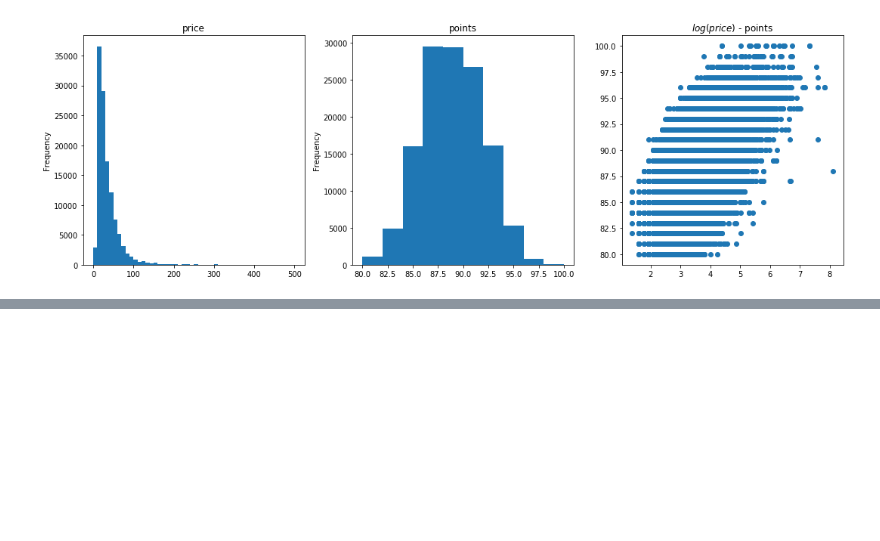
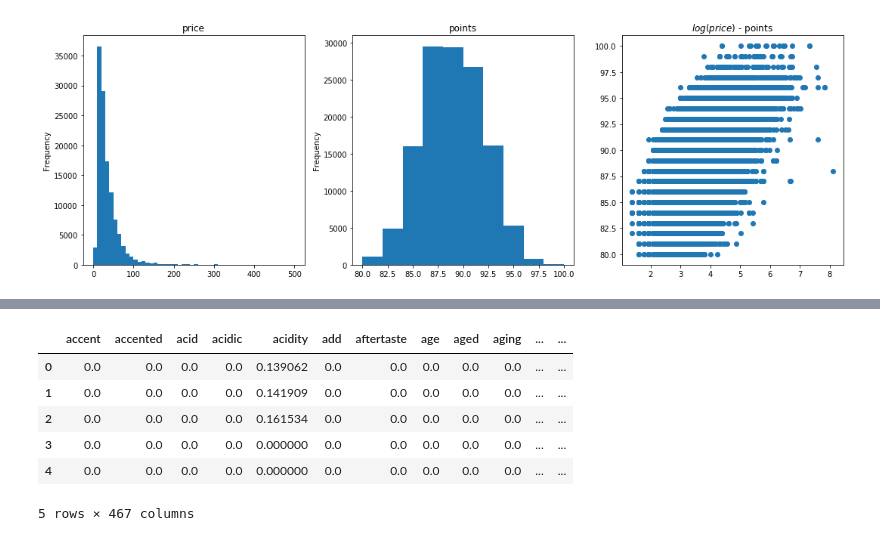
Before and after one commit to bpostance/learn_data_engineering, a Jupyter notebook: docker-compose/0_Analysis.ipynb, the cells around one changed output, grey strips where cells are left out. Saved outputs shown, nothing was run; the diff lists cells and outputs as text; code cells hidden in the pictures; blank space fills up the shorter version.

Commit message:
update: add text analysis tf-df

```diff
--- a/docker-compose/0_Analysis.ipynb
+++ b/docker-compose/0_Analysis.ipynb
@@ -196,0 +148,9 @@ Tart and snappy, the flavors of lime flesh and rind dominate. Some green pineapp
+# %%
+import re
+from sklearn.feature_extraction import text
+
+# list of stopwords
+stopWords = text.ENGLISH_STOP_WORDS
+stopWords = stopWords.union(['The','And','It','A',
+                             'This', 'Has', 'Was', 'Is',]) # add some custom ones
+stopWords = ['(?i)\\b'+x+'\\b' for x in stopWords] # add regex whole word flags, handles "north carolina"
@@ -196,0 +184,8 @@ Tart and snappy, the flavors of lime flesh and rind dominate. Some green pineapp
+# %%
+# apply funcs to normalise text
+df['clean'] = df['description'].copy()
+
+df['clean'] = df['clean'].replace(to_replace=stopWords, value='', inplace=False, regex=True) # does multi-len stop words e.g. "north carolina"
+df['clean'] = df['clean'].map(lambda d: clean_text(d))
+
+df['clean'][:10]
@@ -196,0 +206,11 @@ Tart and snappy, the flavors of lime flesh and rind dominate. Some green pineapp
+# %%
+#define vectorizer parameters
+tfVect = TfidfVectorizer(max_df=0.95,
+                         min_df=0.01,
+                         use_idf=True,
+                         analyzer='word', # look at words not 'char'
+                         ngram_range=(1,3))
+
+%time tfidf_matrix = tfVect.fit_transform(df['clean']) # fit the vectorizer to synopses
+terms = tfVect.get_feature_names() # terms
+print('Docs {} :: Terms {} '.format(tfidf_matrix.shape[0],tfidf_matrix.shape[1]))
@@ -196,0 +220,11 @@ Tart and snappy, the flavors of lime flesh and rind dominate. Some green pineapp
+# %%
+# as df
+pd.DataFrame(tfidf_matrix[:5,:].todense(),columns=terms)
+# %% [output]
+|  | accent | accented | acid | acidic | acidity | add | aftertaste | age | aged | aging | ... | ... |
+| 0 | 0.0 | 0.0 | 0.0 | 0.0 | 0.139062 | 0.0 | 0.0 | 0.0 | 0.0 | 0.0 | ... | ... |
+| 1 | 0.0 | 0.0 | 0.0 | 0.0 | 0.141909 | 0.0 | 0.0 | 0.0 | 0.0 | 0.0 | ... | ... |
+| 2 | 0.0 | 0.0 | 0.0 | 0.0 | 0.161534 | 0.0 | 0.0 | 0.0 | 0.0 | 0.0 | ... | ... |
+| 3 | 0.0 | 0.0 | 0.0 | 0.0 | 0.000000 | 0.0 | 0.0 | 0.0 | 0.0 | 0.0 | ... | ... |
+| 4 | 0.0 | 0.0 | 0.0 | 0.0 | 0.000000 | 0.0 | 0.0 | 0.0 | 0.0 | 0.0 | ... | ... |
+5 rows × 467 columns
```
Also changed, not shown: parts of 18 cells of this notebook.
